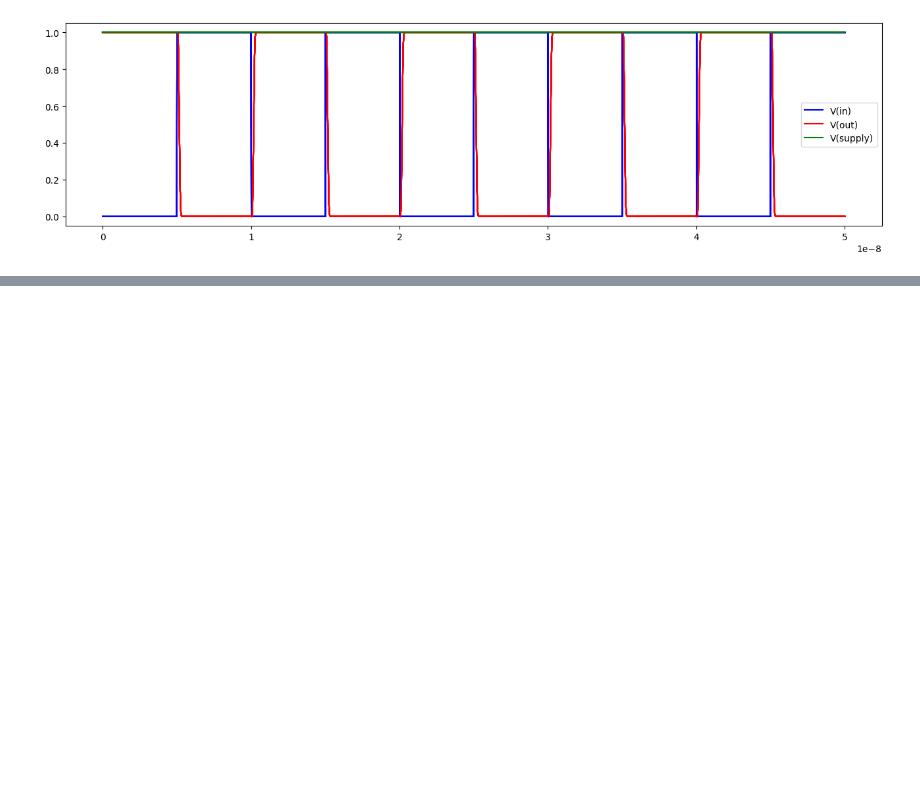
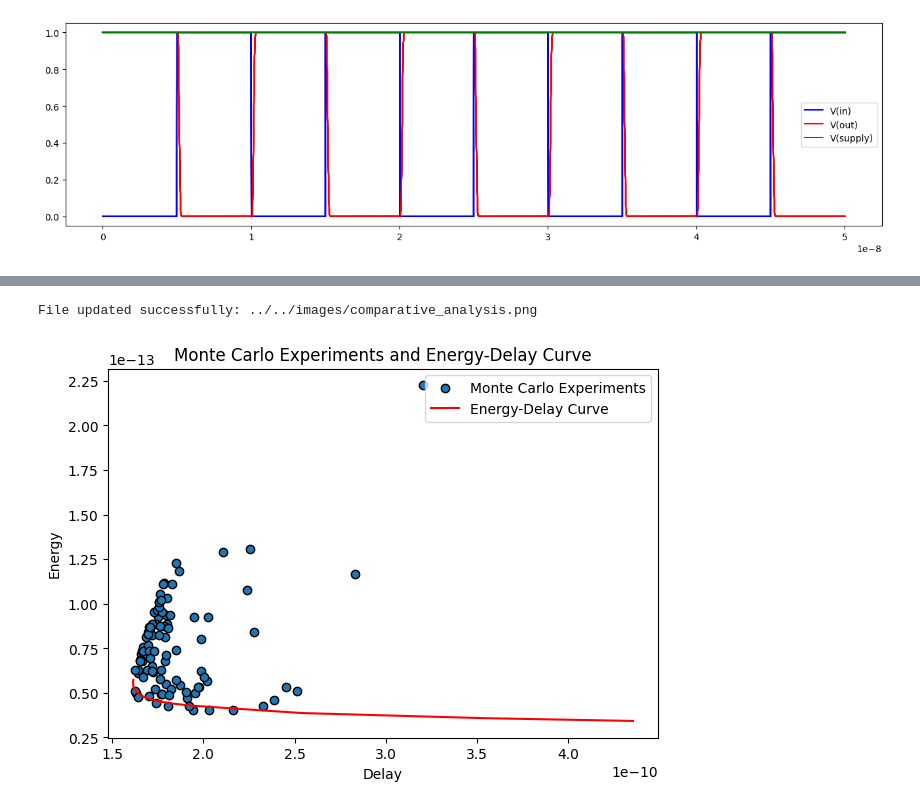
Before and after one commit to gubbriaco/buffer-analysis, a Jupyter notebook: python/buffer-analysis/buffer_analysis.ipynb, the cells around one changed output, grey strips where cells are left out. Drawn from its saved outputs; the diff is of its cells as text; code cells hidden in the pictures; blank space fills up the shorter version.

```diff
--- a/python/buffer-analysis/buffer_analysis.ipynb
+++ b/python/buffer-analysis/buffer_analysis.ipynb
@@ -489,0 +640,13 @@ File updated successfully: ../../images/comparative_analysis.png
+# %%
+plt.scatter(delay_connected_buffer, energy_connected_buffer, edgecolors='black')
+plt.plot(delay_connected_buffer_optimized, energy_connected_buffer_optimized, color='red')
+plt.xlabel('Delay'); plt.ylabel('Energy'); plt.title('Monte Carlo Experiments and Energy-Delay Curve')
+plt.tight_layout()
+plt.legend(["Monte Carlo Experiments", "Energy-Delay Curve"])
+comparative_analysis_path_image = os.path.join(images, "comparative_analysis.png")
+check_image(comparative_analysis_path_image)
+plt.savefig(comparative_analysis_path_image)
+plt.show()
+# %% [output]
+File updated successfully: ../../images/comparative_analysis.png
+[figure, added]
```
Also changed, not shown: parts of 26 cells of this notebook, 34 other files.
